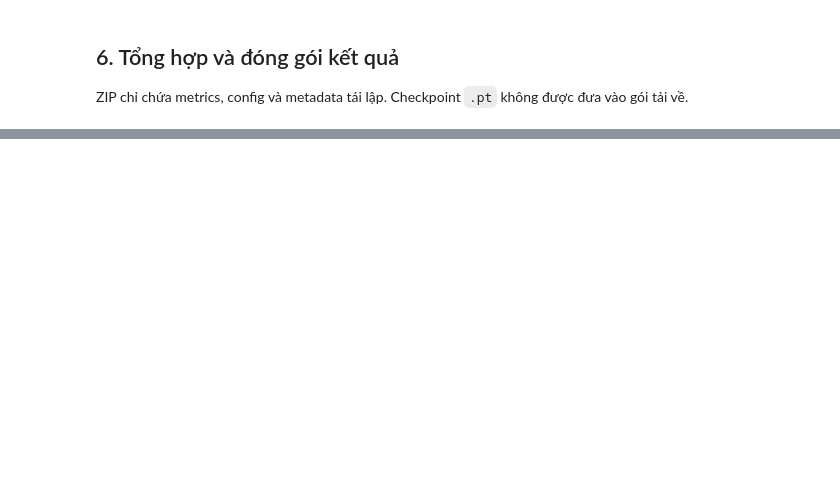
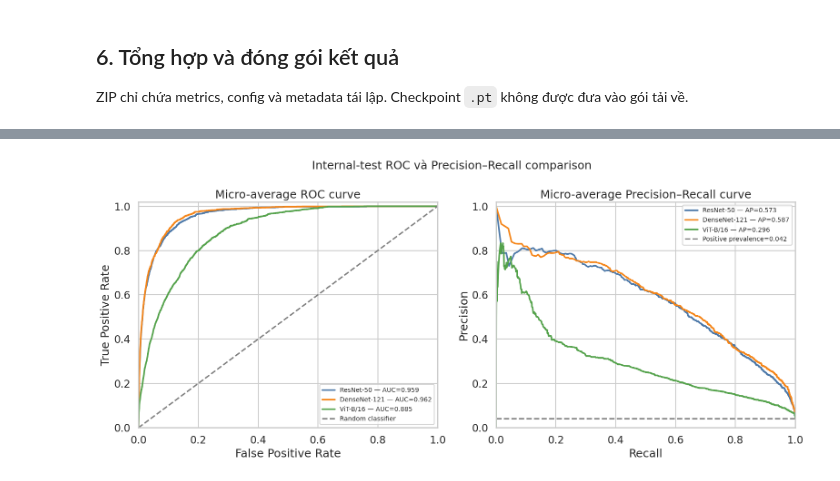
Before and after one commit to HuyDuongQuoc/DATH-HK261-explainable-cxr, a Jupyter notebook: notebooks/02_experiment.ipynb, the cells around one changed output, grey strips where cells are left out. Cells and saved outputs as stored; diff of their text form; code cells hidden in the pictures; blank space fills up the shorter version.

```diff
--- a/notebooks/02_experiment.ipynb
+++ b/notebooks/02_experiment.ipynb
@@ -593,0 +1110,89 @@ Notebook không tự động commit hoặc push bất kỳ file nào.
+# %%
+fig, axes = plt.subplots(1, 2, figsize=(16, 7))
+
+positive_prevalence = reference_targets.mean()
+
+for model_label in MODEL_ORDER:
+    targets = test_data[model_label]["targets"].ravel()
+    probabilities = (
+        test_data[model_label]["probabilities"].ravel()
+    )
+
+    fpr, tpr, _ = roc_curve(targets, probabilities)
+    micro_roc_auc = auc(fpr, tpr)
+
+    precision, recall, _ = precision_recall_curve(
+        targets,
+        probabilities,
+    )
+    micro_ap = average_precision_score(
+        targets,
+        probabilities,
+    )
+
+    axes[0].plot(
+        fpr,
+        tpr,
+        color=MODEL_COLORS[model_label],
+        linewidth=2.5,
+        label=f"{model_label} — AUC={micro_roc_auc:.3f}",
+    )
+
+    axes[1].plot(
+        recall,
+        precision,
+        color=MODEL_COLORS[model_label],
+        linewidth=2.5,
+        label=f"{model_label} — AP={micro_ap:.3f}",
+    )
+
+axes[0].plot(
+    [0, 1],
+    [0, 1],
+    linestyle="--",
+    color="gray",
+    label="Random classifier",
+)
+axes[0].set(
+    title="Micro-average ROC curve",
+    xlabel="False Positive Rate",
+    ylabel="True Positive Rate",
+    xlim=(0, 1),
+    ylim=(0, 1.02),
+)
+axes[0].legend(fontsize=10)
+
+axes[1].axhline(
+    positive_prevalence,
+    linestyle="--",
+    color="gray",
+    label=f"Positive prevalence={positive_prevalence:.3f}",
+)
+axes[1].set(
+    title="Micro-average Precision–Recall curve",
+    xlabel="Recall",
+    ylabel="Precision",
+    xlim=(0, 1),
+    ylim=(0, 1.02),
+)
+axes[1].legend(fontsize=10)
+
+fig.suptitle(
+    "Internal-test ROC và Precision–Recall comparison",
+    fontsize=18,
+)
+fig.tight_layout()
+
+fig.savefig(
+    FIGURE_ROOT / "03_micro_roc_pr_curves.png",
+    dpi=300,
+    bbox_inches="tight",
+)
+fig.savefig(
+    FIGURE_ROOT / "03_micro_roc_pr_curves.pdf",
+    bbox_inches="tight",
+)
+
+plt.show()
+# %% [output]
+[figure, added]
```
Also changed, not shown: parts of 18 cells of this notebook, 6 other files.
